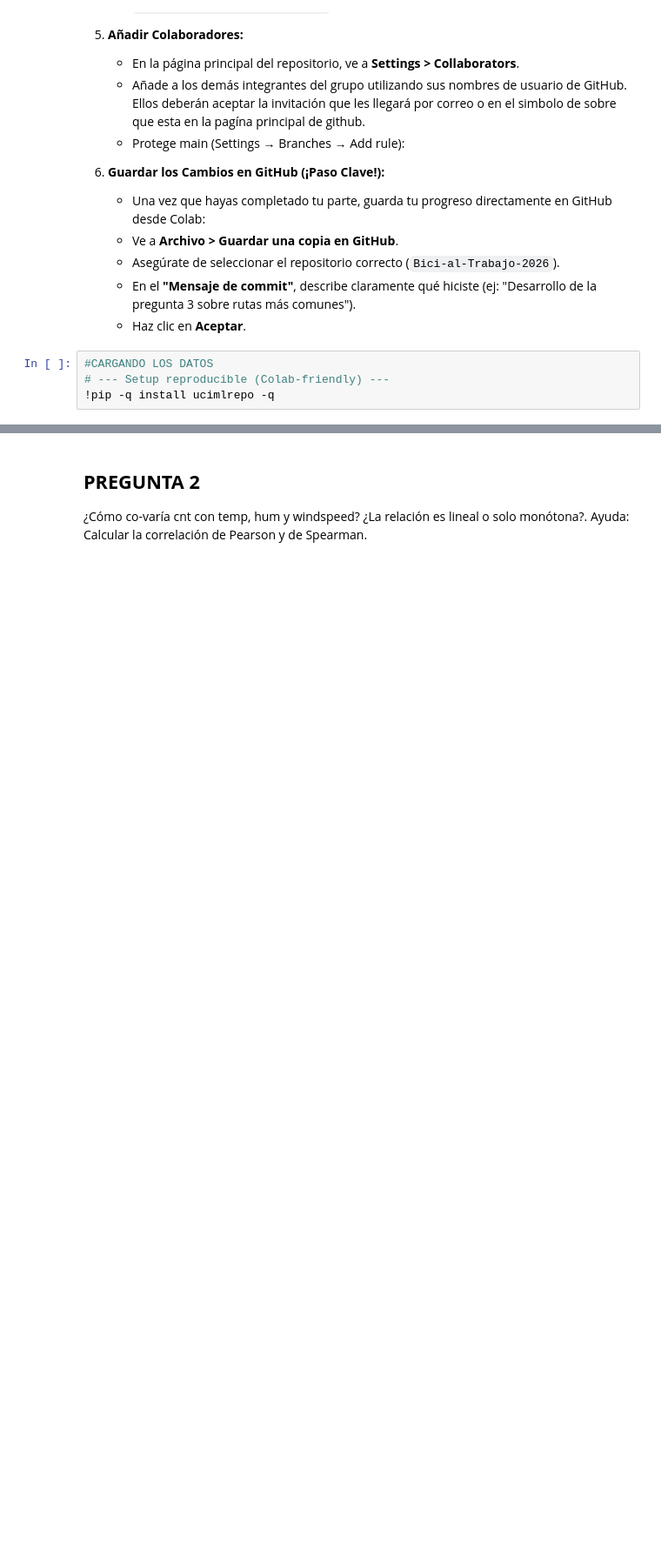
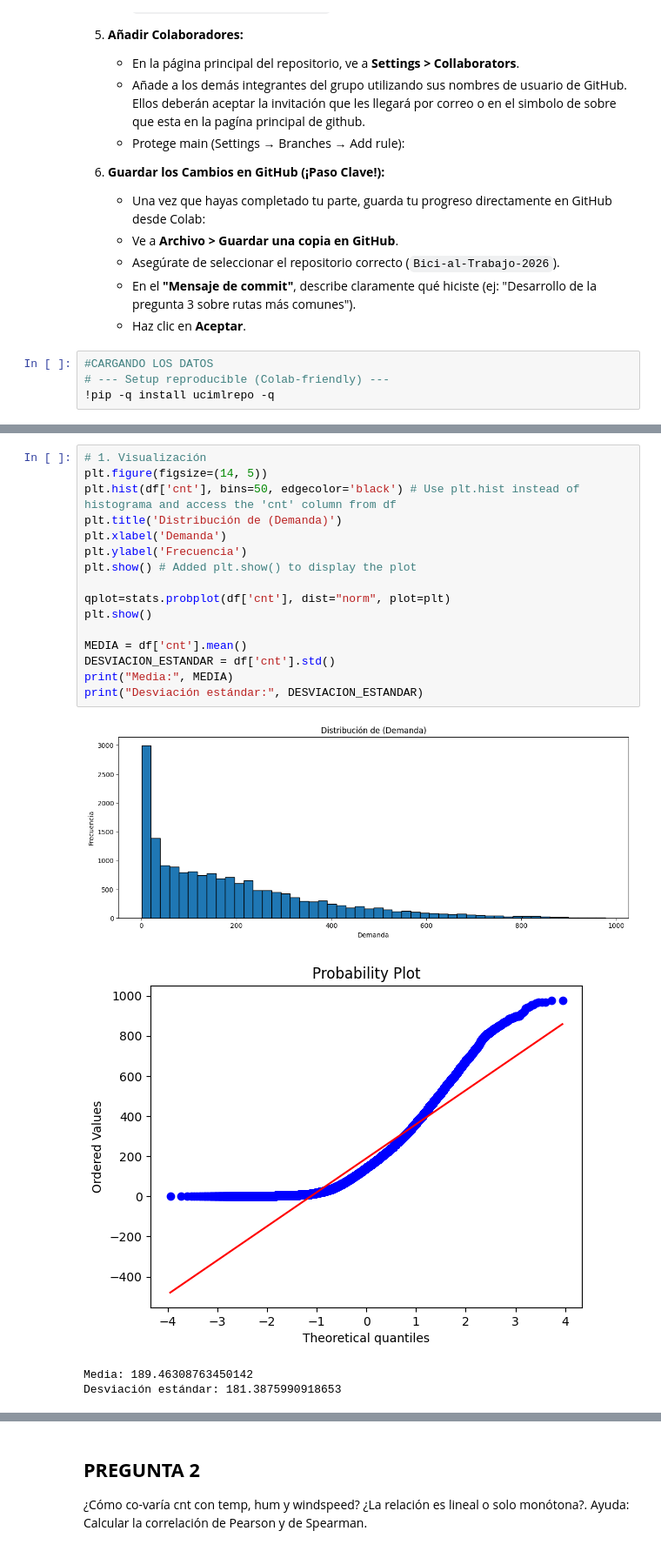
Before and after one commit to victoregomezf-maker/Bici-al-Trabajo-2026, a Jupyter notebook: Taller_Bici_al_Trabajo.ipynb, the cells around one changed output, grey strips where cells are left out. Shown: that part at 87% size. Saved outputs shown, nothing was run; the diff lists cells and outputs as text; blank space fills up the shorter version.

```diff
--- a/Taller_Bici_al_Trabajo.ipynb
+++ b/Taller_Bici_al_Trabajo.ipynb
@@ -139,0 +112,21 @@ plt.show()
+# %%
+# 1. Visualización
+plt.figure(figsize=(14, 5))
+plt.hist(df['cnt'], bins=50, edgecolor='black') # Use plt.hist instead of histograma and access the 'cnt' column from df
+plt.title('Distribución de (Demanda)')
+plt.xlabel('Demanda')
+plt.ylabel('Frecuencia')
+plt.show() # Added plt.show() to display the plot
+
+qplot=stats.probplot(df['cnt'], dist="norm", plot=plt)
+plt.show()
+
+MEDIA = df['cnt'].mean()
+DESVIACION_ESTANDAR = df['cnt'].std()
+print("Media:", MEDIA)
+print("Desviación estándar:", DESVIACION_ESTANDAR)
+# %% [output]
+[figure, added]
+[figure, added]
+Media: 189.46308763450142
+Desviación estándar: 181.3875990918653
```
Also changed, not shown: parts of 11 cells of this notebook.
